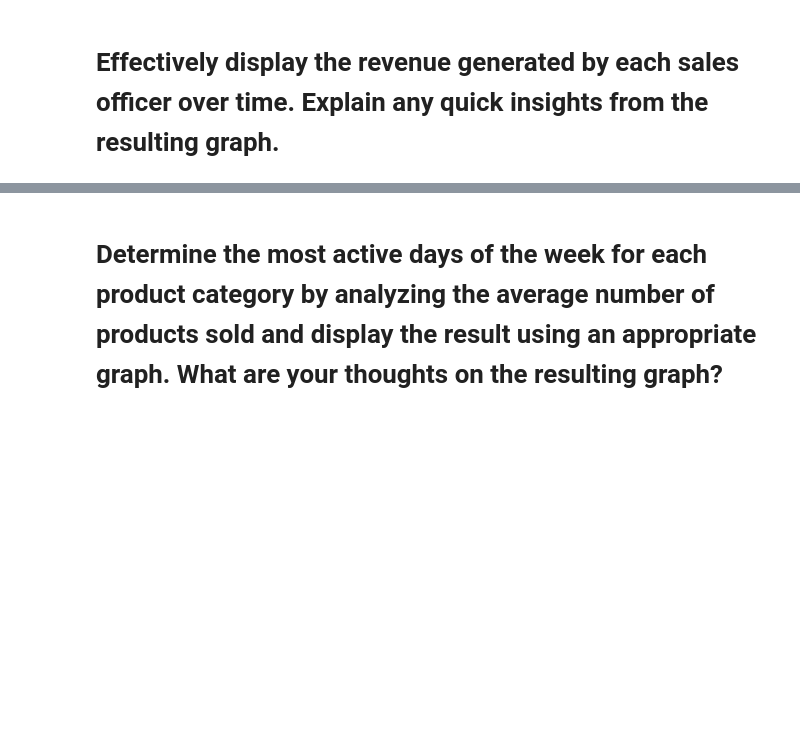
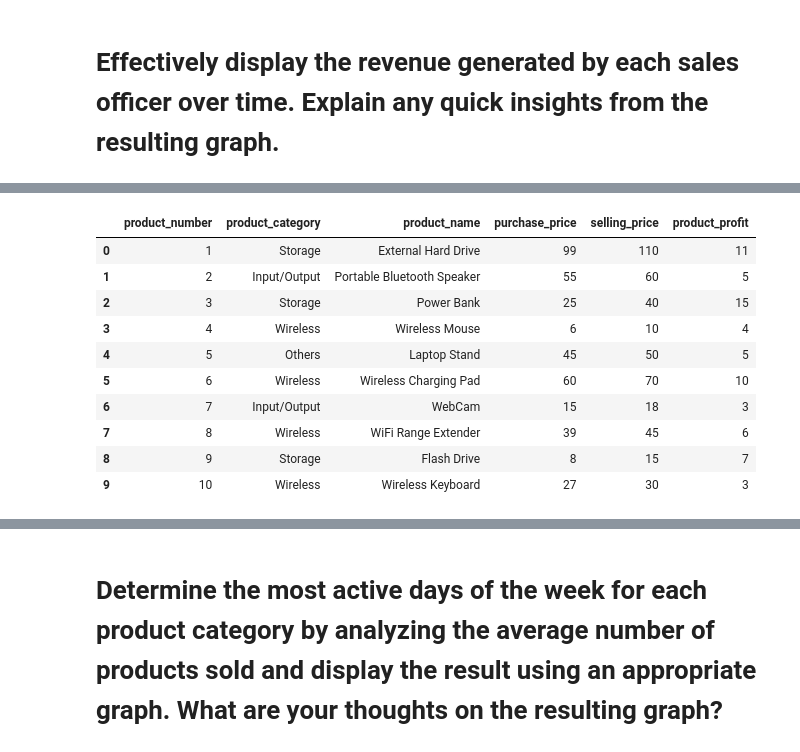
Before and after one commit to MugemaneBertin2001/ASSIGNEMENT-3, a Jupyter notebook: TAKE HOME ASSIGNMENT 3 - 4 MAY 2024.ipynb, the cells around one changed output, grey strips where cells are left out. Saved outputs shown, nothing was run; the diff lists cells and outputs as text; code cells hidden in the pictures; blank space fills up the shorter version.

```diff
--- a/TAKE HOME ASSIGNMENT 3 - 4 MAY 2024.ipynb
+++ b/TAKE HOME ASSIGNMENT 3 - 4 MAY 2024.ipynb
@@ -12,0 +55,15 @@ Explore the provided invoices data at each sales point alongside other company's
+# %%
+final_products['product_profit'] = final_products['selling_price'] - final_products['purchase_price']
+final_products
+# %% [output]
+|  | product_number | product_category | product_name | purchase_price | selling_price | product_profit |
+| 0 | 1 | Storage | External Hard Drive | 99 | 110 | 11 |
+| 1 | 2 | Input/Output | Portable Bluetooth Speaker | 55 | 60 | 5 |
+| 2 | 3 | Storage | Power Bank | 25 | 40 | 15 |
+| 3 | 4 | Wireless | Wireless Mouse | 6 | 10 | 4 |
+| 4 | 5 | Others | Laptop Stand | 45 | 50 | 5 |
+| 5 | 6 | Wireless | Wireless Charging Pad | 60 | 70 | 10 |
+| 6 | 7 | Input/Output | WebCam | 15 | 18 | 3 |
+| 7 | 8 | Wireless | WiFi Range Extender | 39 | 45 | 6 |
+| 8 | 9 | Storage | Flash Drive | 8 | 15 | 7 |
+| 9 | 10 | Wireless | Wireless Keyboard | 27 | 30 | 3 |
```
Also changed, not shown: parts of 8 cells of this notebook, 1 other file.
